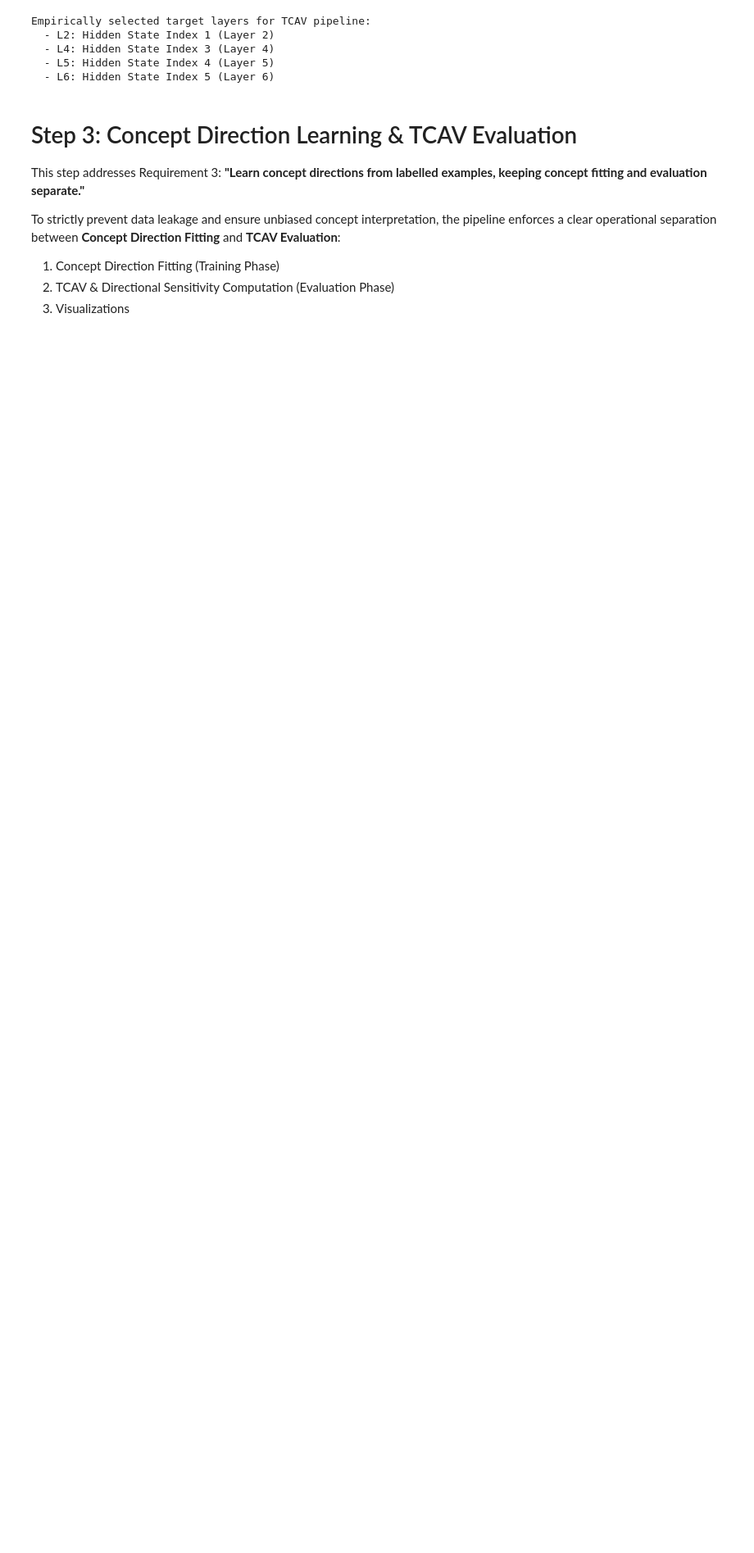
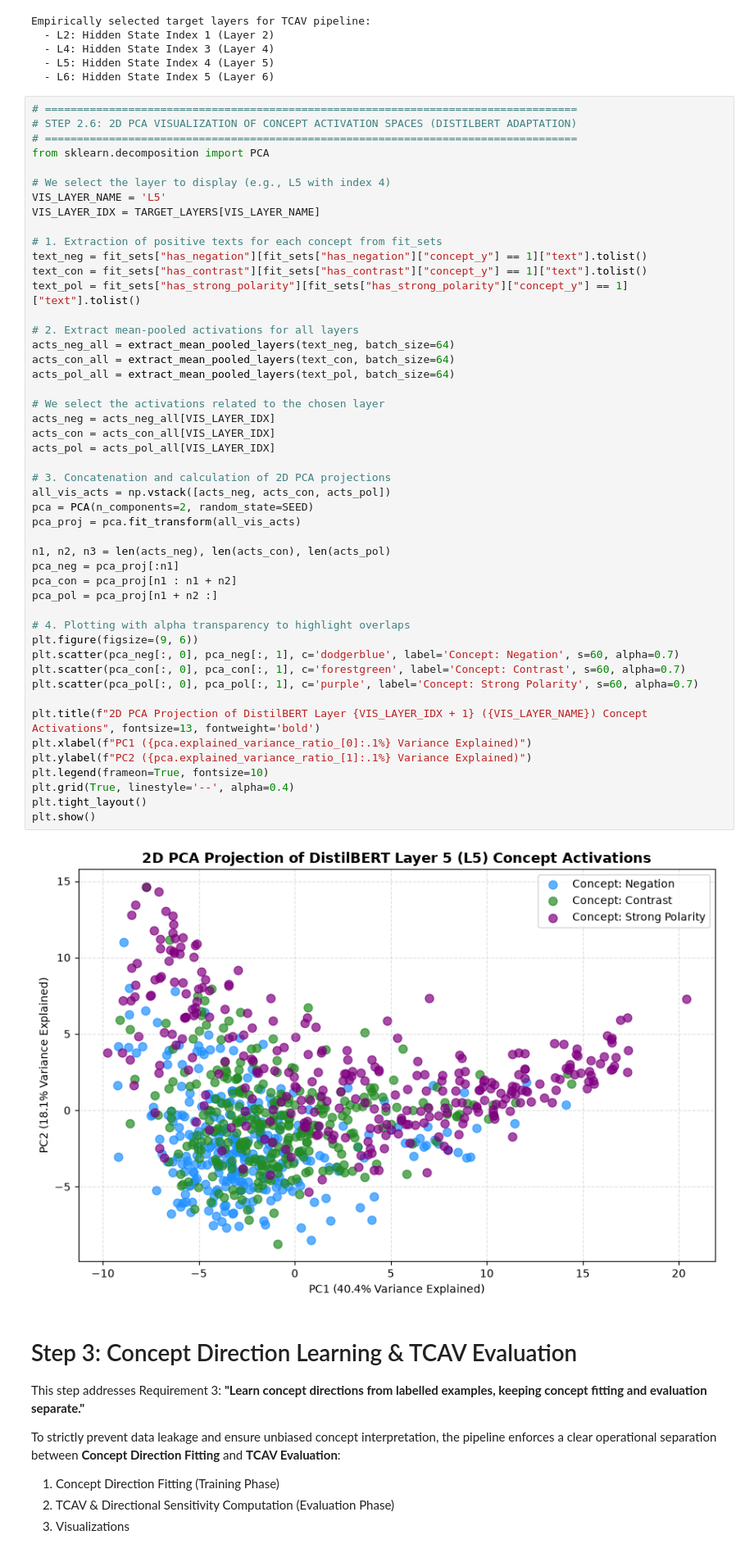
Before and after one commit to MarcoDiotto/XAI_project, a Jupyter notebook: Experiments/DistillBERT_Ternary.ipynb, the cells around one changed output. Shown at 82% size. Cells and saved outputs as stored; diff of their text form; blank space fills up the shorter version.

```diff
--- a/Experiments/DistillBERT_Ternary.ipynb
+++ b/Experiments/DistillBERT_Ternary.ipynb
@@ -504,6 +517,56 @@ Empirically selected target layers for TCAV pipeline:
   - L4: Hidden State Index 3 (Layer 4)
   - L5: Hidden State Index 4 (Layer 5)
   - L6: Hidden State Index 5 (Layer 6)
+# %%
+# ===================================================================================
+# STEP 2.6: 2D PCA VISUALIZATION OF CONCEPT ACTIVATION SPACES (DISTILBERT ADAPTATION)
+# ===================================================================================
+from sklearn.decomposition import PCA
+
+# We select the layer to display (e.g., L5 with index 4)
+VIS_LAYER_NAME = 'L5'
+VIS_LAYER_IDX = TARGET_LAYERS[VIS_LAYER_NAME]
+
+# 1. Extraction of positive texts for each concept from fit_sets
+text_neg = fit_sets["has_negation"][fit_sets["has_negation"]["concept_y"] == 1]["text"].tolist()
+text_con = fit_sets["has_contrast"][fit_sets["has_contrast"]["concept_y"] == 1]["text"].tolist()
+text_pol = fit_sets["has_strong_polarity"][fit_sets["has_strong_polarity"]["concept_y"] == 1]["text"].tolist()
+
+# 2. Extract mean-pooled activations for all layers
+acts_neg_all = extract_mean_pooled_layers(text_neg, batch_size=64)
+acts_con_all = extract_mean_pooled_layers(text_con, batch_size=64)
+acts_pol_all = extract_mean_pooled_layers(text_pol, batch_size=64)
+
+# We select the activations related to the chosen layer
+acts_neg = acts_neg_all[VIS_LAYER_IDX]
+acts_con = acts_con_all[VIS_LAYER_IDX]
+acts_pol = acts_pol_all[VIS_LAYER_IDX]
+
+# 3. Concatenation and calculation of 2D PCA projections
+all_vis_acts = np.vstack([acts_neg, acts_con, acts_pol])
+pca = PCA(n_components=2, random_state=SEED)
+pca_proj = pca.fit_transform(all_vis_acts)
+
+n1, n2, n3 = len(acts_neg), len(acts_con), len(acts_pol)
+pca_neg = pca_proj[:n1]
+pca_con = pca_proj[n1 : n1 + n2]
+pca_pol = pca_proj[n1 + n2 :]
+
+# 4. Plotting with alpha transparency to highlight overlaps
+plt.figure(figsize=(9, 6))
+plt.scatter(pca_neg[:, 0], pca_neg[:, 1], c='dodgerblue', label='Concept: Negation', s=60, alpha=0.7)
+plt.scatter(pca_con[:, 0], pca_con[:, 1], c='forestgreen', label='Concept: Contrast', s=60, alpha=0.7)
+plt.scatter(pca_pol[:, 0], pca_pol[:, 1], c='purple', label='Concept: Strong Polarity', s=60, alpha=0.7)
+
+plt.title(f"2D PCA Projection of DistilBERT Layer {VIS_LAYER_IDX + 1} ({VIS_LAYER_NAME}) Concept Activations", fontsize=13, fontweight='bold')
+plt.xlabel(f"PC1 ({pca.explained_variance_ratio_[0]:.1%} Variance Explained)")
+plt.ylabel(f"PC2 ({pca.explained_variance_ratio_[1]:.1%} Variance Explained)")
+plt.legend(frameon=True, fontsize=10)
+plt.grid(True, linestyle='--', alpha=0.4)
+plt.tight_layout()
+plt.show()
+# %% [output]
+[figure, added]
 # %% [markdown]
 # Step 3: Concept Direction Learning & TCAV Evaluation
 
```
Also changed, not shown: parts of 5 cells of this notebook.
